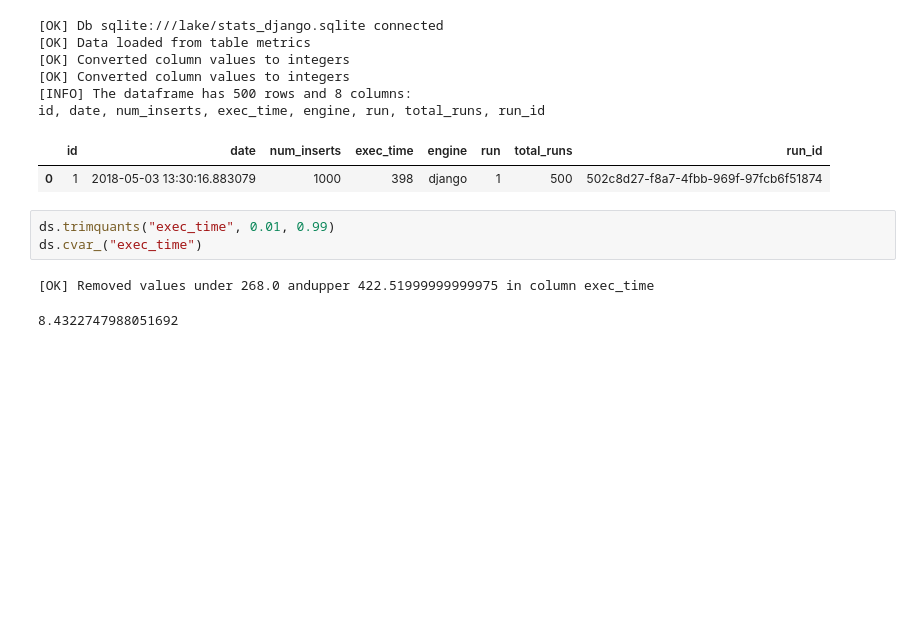
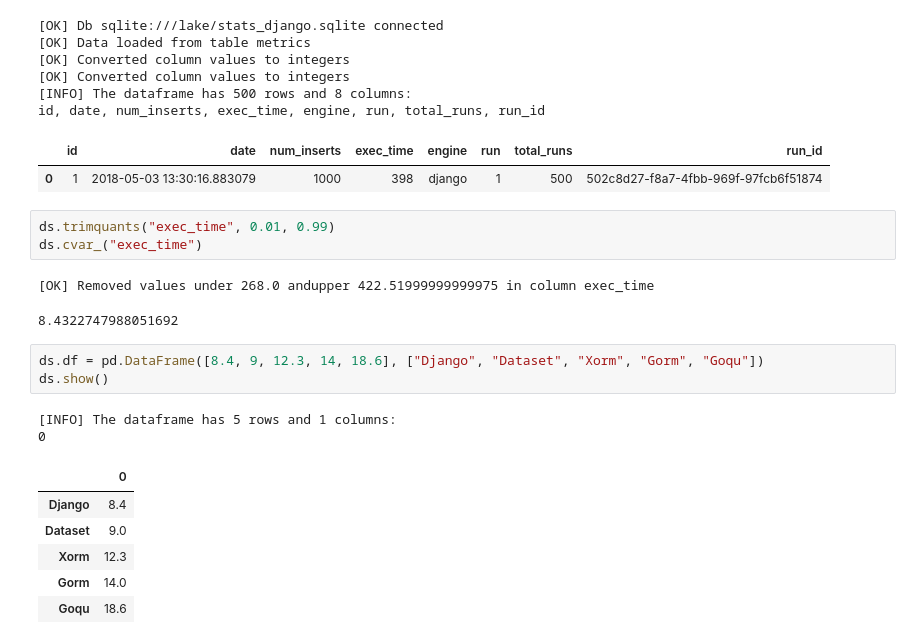
Before and after one commit to synw/sqlite-speed-notebooks, a Jupyter notebook: 1. Basic stats.ipynb, the cells around one changed output. Cells and saved outputs as stored; diff of their text form; blank space fills up the shorter version.

```diff
--- a/1. Basic stats.ipynb
+++ b/1. Basic stats.ipynb
@@ -165,3 +165,15 @@ ds.cvar_("exec_time")
 # %% [output]
 [OK] Removed values under 268.0 andupper 422.51999999999975 in column exec_time
 8.4322747988051692
+# %%
+ds.df = pd.DataFrame([8.4, 9, 12.3, 14, 18.6], ["Django", "Dataset", "Xorm", "Gorm", "Goqu"])
+ds.show()
+# %% [output]
+[INFO] The dataframe has 5 rows and 1 columns:
+0
+|  | 0 |
+| Django | 8.4 |
+| Dataset | 9.0 |
+| Xorm | 12.3 |
+| Gorm | 14.0 |
+| Goqu | 18.6 |
```
Also changed, not shown: parts of 5 cells of this notebook.
